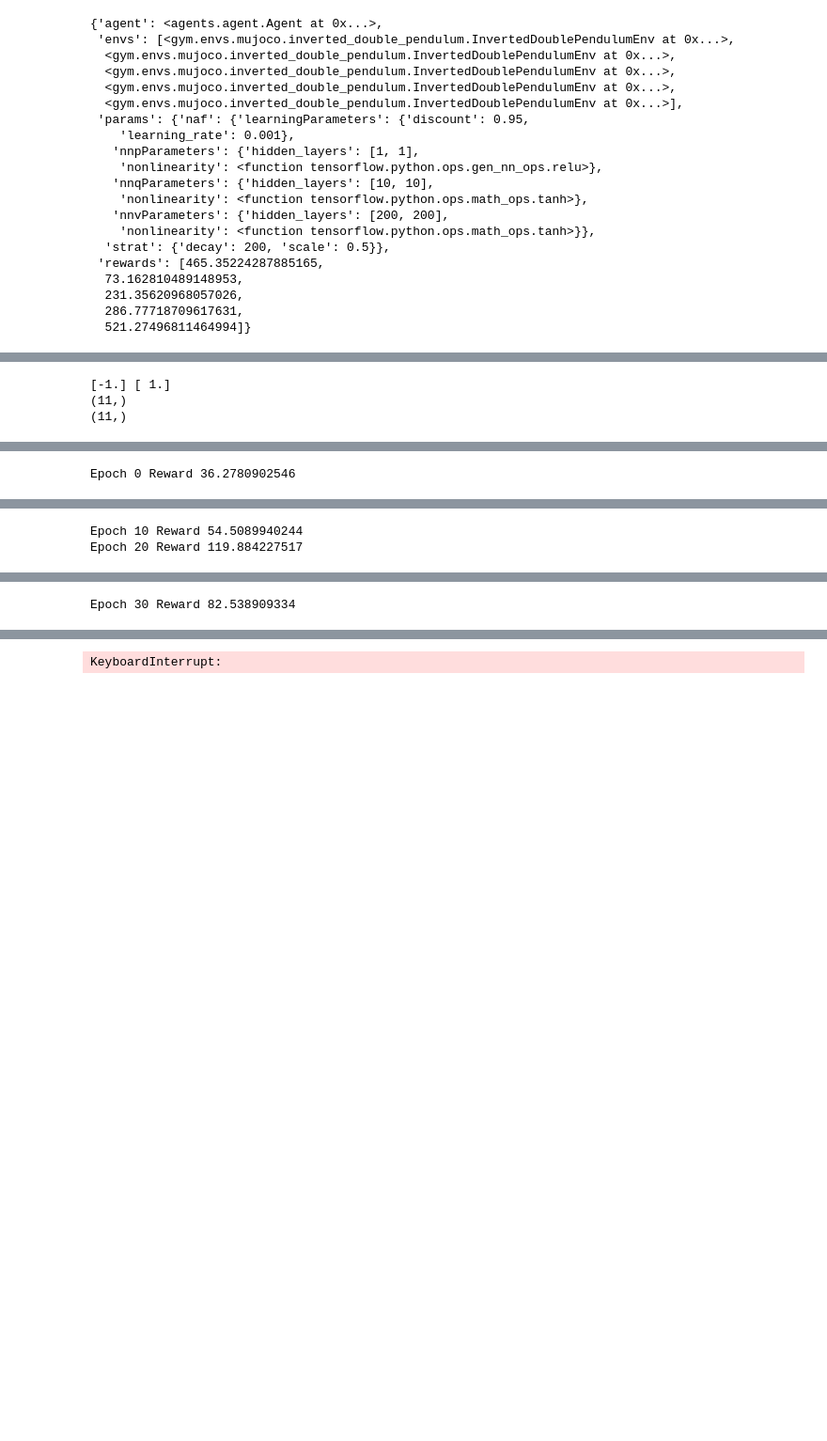
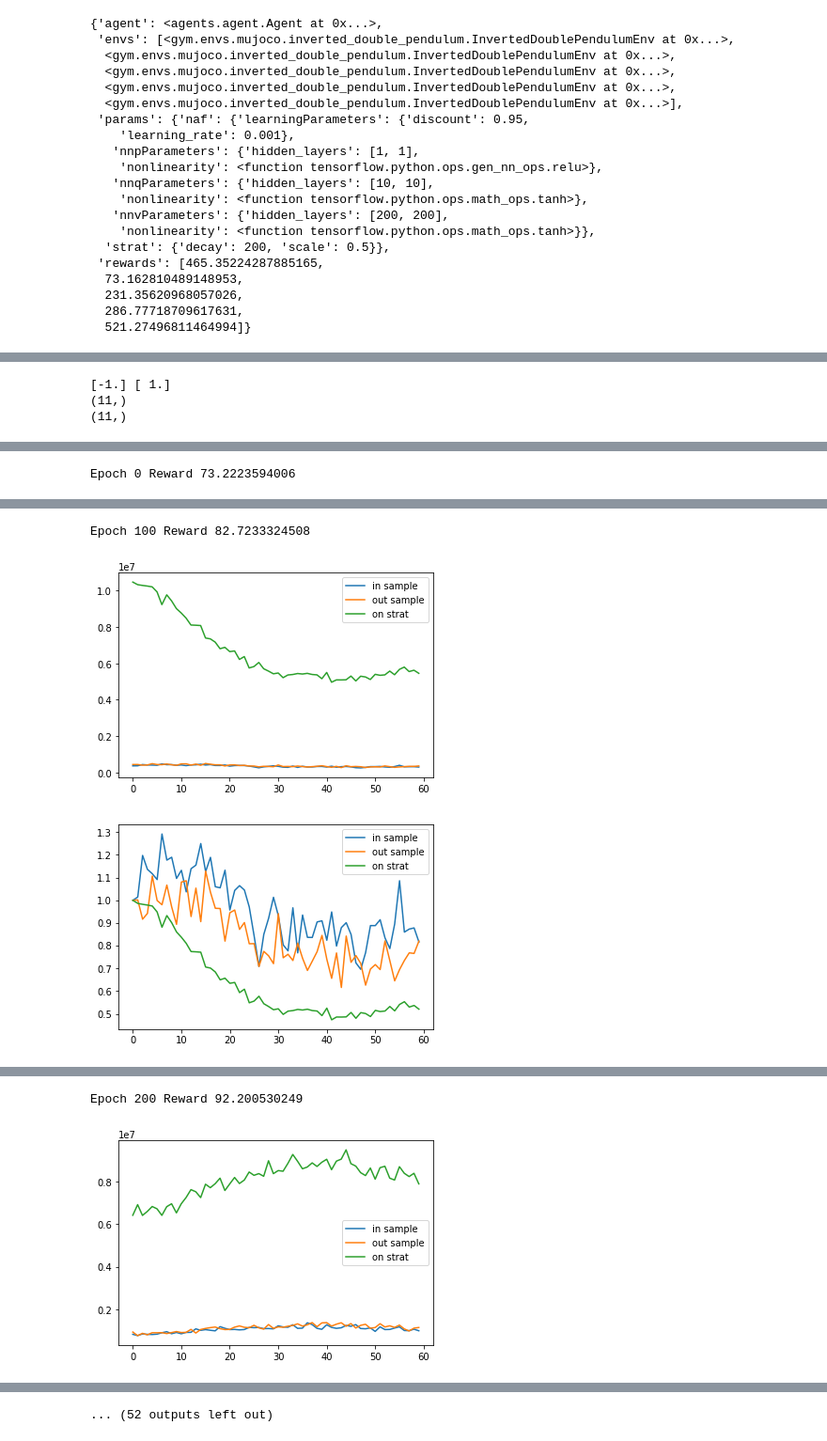
Before and after one commit to ygreif/qlearning, a Jupyter notebook: MuJoCo.ipynb, the cells around one changed output, grey strips where cells are left out. Shown at 94% size. Drawn from its saved outputs; the diff is of its cells as text; code cells hidden in the pictures; blank space fills up the shorter version.

Commit message:
Dropout

```diff
--- a/MuJoCo.ipynb
+++ b/MuJoCo.ipynb
@@ -367,14 +332,21 @@ KeyboardInterrupt:
 # %%
 import tensorflow as tf
 
+%matplotlib inline
+
+
 params = {'naf': {'learningParameters': {'discount': 0.94999999999999996,
-                                           'learning_rate': 0.01},
-                    'nnpParameters': {'hidden_layers': [1, 1],
+                                        'learning_rate': 0.001,
+                                        'keep_prob': .8},
+                    'nnpParameters': {'hidden_layers': [2, 2],
+                                      'nonlinearity': tf.nn.tanh,
+                                      'use_dropout': False},
+                    'nnqParameters': {'hidden_layers': [800, 800],
+                                      'nonlinearity': tf.nn.tanh,
+                                      'use_dropout': True},
+                    'nnvParameters': {'hidden_layers': [1600, 1600],
                                       'nonlinearity': tf.nn.tanh},
-                    'nnqParameters': {'hidden_layers': [40, 40],
-                                      'nonlinearity': tf.nn.tanh},
-                    'nnvParameters': {'hidden_layers': [800, 800],
-                                      'nonlinearity': tf.nn.tanh}},
+                                       'use_dropout': True},
             'strat': {'decay': 10000, 'scale': .25}}
 
 params['strat']['max_steps'] = 2000
@@ -386,7 +358,8 @@ import pprint
 from trainer import naftrainer
 
 env = gym.make('InvertedDoublePendulum-v1')
+validation_env = gym.make('InvertedDoublePendulum-v1')
 env = gym.wrappers.Monitor(env, '/tmp/inverted-pendulum-final', force=True)
-agent, reward = naftrainer.train(env, params, max_epochs=1000, writeevery=10)
+agent, reward, plots = naftrainer.train(env, params, max_epochs=4000, writeevery=100, validate=True, validation_env=validation_env)
 env.close()
 # %% [output]
@@ -401 +375 @@ env.close()
-Epoch 0 Reward 36.2780902546
+Epoch 0 Reward 73.2223594006
@@ -403,2 +379,3 @@ Epoch 0 Reward 36.2780902546
-Epoch 10 Reward 54.5089940244
-Epoch 20 Reward 119.884227517
+Epoch 100 Reward 82.7233324508
+[figure, added]
+[figure, added]
@@ -406 +383,2 @@ Epoch 20 Reward 119.884227517
-Epoch 30 Reward 82.538909334
+Epoch 200 Reward 92.200530249
+[figure, added]
@@ -407 +386 @@ Epoch 30 Reward 82.538909334
-KeyboardInterrupt:
+... (52 outputs left out)
```
Also changed, not shown: parts of 14 cells of this notebook, 3 other files.
